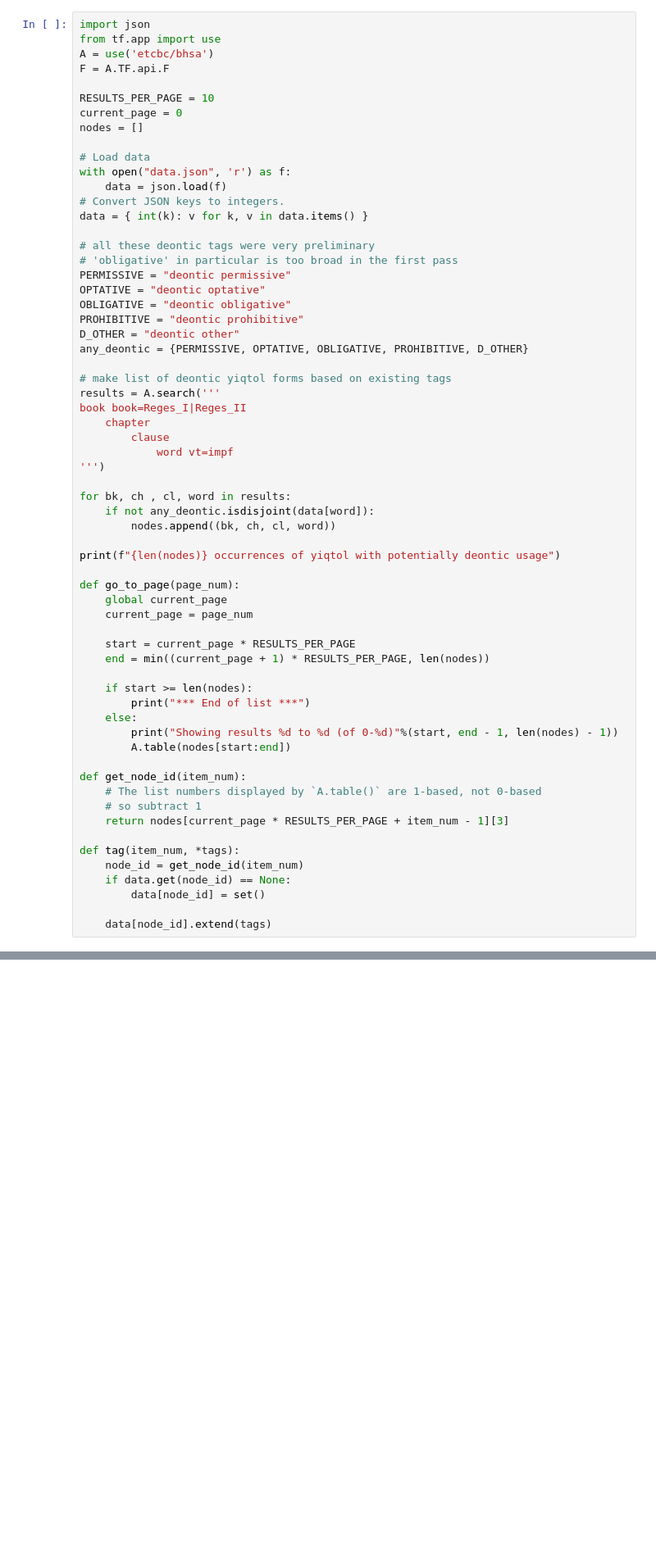
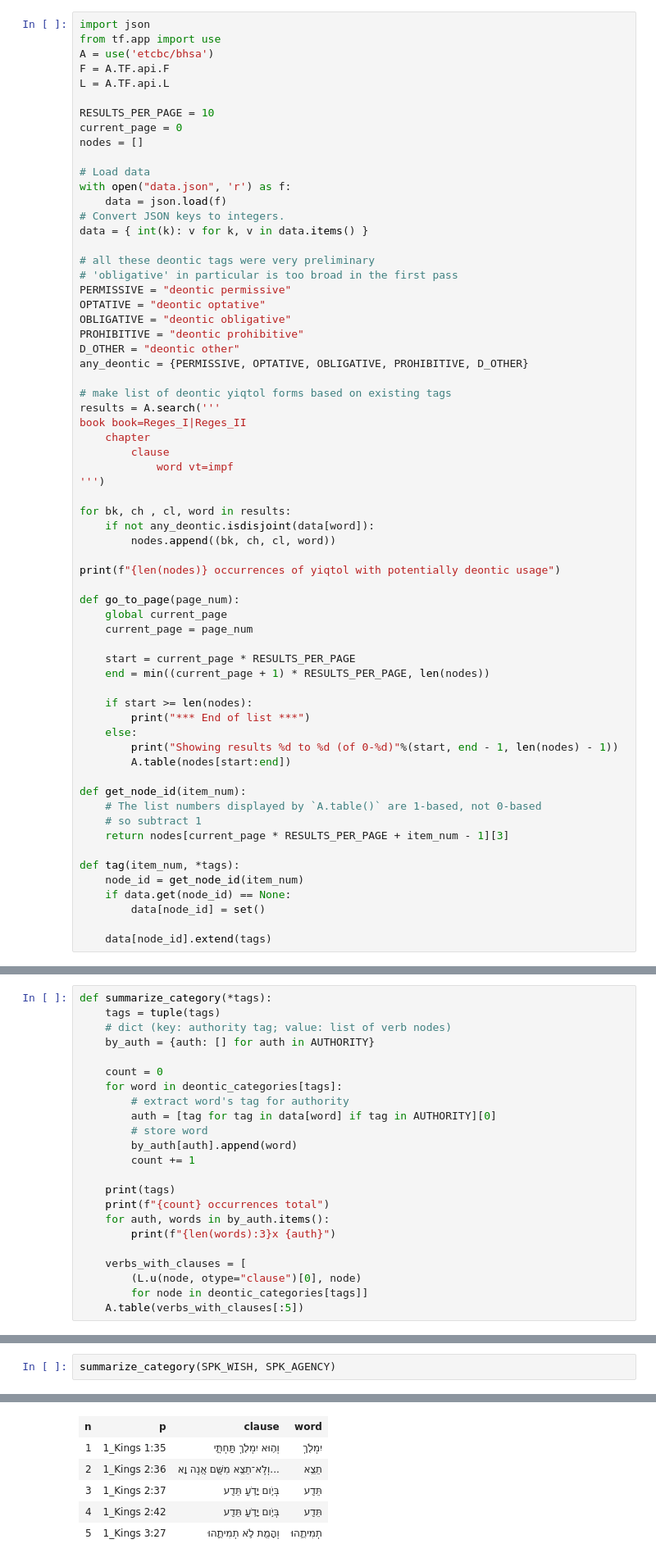
Before and after one commit to dtrlanz/bhsa-kings, a Jupyter notebook: deontic yiqtol.ipynb, the cells around one changed output, grey strips where cells are left out. Shown at 82% size. Cells and saved outputs as stored; diff of their text form; blank space fills up the shorter version.

Commit message:
review deontic categories based on wish & agency

```diff
--- a/deontic yiqtol.ipynb
+++ b/deontic yiqtol.ipynb
@@ -3,6 +3,7 @@ import json
 from tf.app import use
 A = use('etcbc/bhsa')
 F = A.TF.api.F
+L = A.TF.api.L
 
 RESULTS_PER_PAGE = 10
 current_page = 0
@@ -795,0 +849,23 @@ Showing results 20 to 27 (of 0-27)
+# %%
+def summarize_category(*tags):
+    tags = tuple(tags)
+    # dict (key: authority tag; value: list of verb nodes)
+    by_auth = {auth: [] for auth in AUTHORITY}
+
+    count = 0
+    for word in deontic_categories[tags]:
+        # extract word's tag for authority
+        auth = [tag for tag in data[word] if tag in AUTHORITY][0]
+        # store word
+        by_auth[auth].append(word)
+        count += 1
+
+    print(tags)
+    print(f"{count} occurrences total")
+    for auth, words in by_auth.items():
+        print(f"{len(words):3}x {auth}")
+
+    verbs_with_clauses = [
+        (L.u(node, otype="clause")[0], node)
+        for node in deontic_categories[tags]]
+    A.table(verbs_with_clauses[:5])
@@ -795,0 +876,3 @@ Showing results 20 to 27 (of 0-27)
+# %%
+summarize_category(SPK_WISH, SPK_AGENCY)
+# %% [output]
@@ -795,0 +885,6 @@ Showing results 20 to 27 (of 0-27)
+| n | p | clause | word |
+| 1 | 1_Kings 1:35 | וְה֥וּא יִמְלֹ֖ךְ תַּחְתָּ֑י | יִמְלֹ֖ךְ |
+| 2 | 1_Kings 2:36 | וְלֹֽא־תֵצֵ֥א מִשָּׁ֖ם אָ֥נֶה וָא... | תֵצֵ֥א |
+| 3 | 1_Kings 2:37 | בְּיֹ֣ום יָדֹ֥עַ תֵּדַ֖ע | תֵּדַ֖ע |
+| 4 | 1_Kings 2:42 | בְּיֹ֣ום יָדֹ֥עַ תֵּדַ֖ע | תֵּדַ֖ע |
+| 5 | 1_Kings 3:27 | וְהָמֵ֖ת לֹ֣א תְמִיתֻ֑הוּ | תְמִיתֻ֑הוּ |
```
Also changed, not shown: parts of 18 cells of this notebook.
